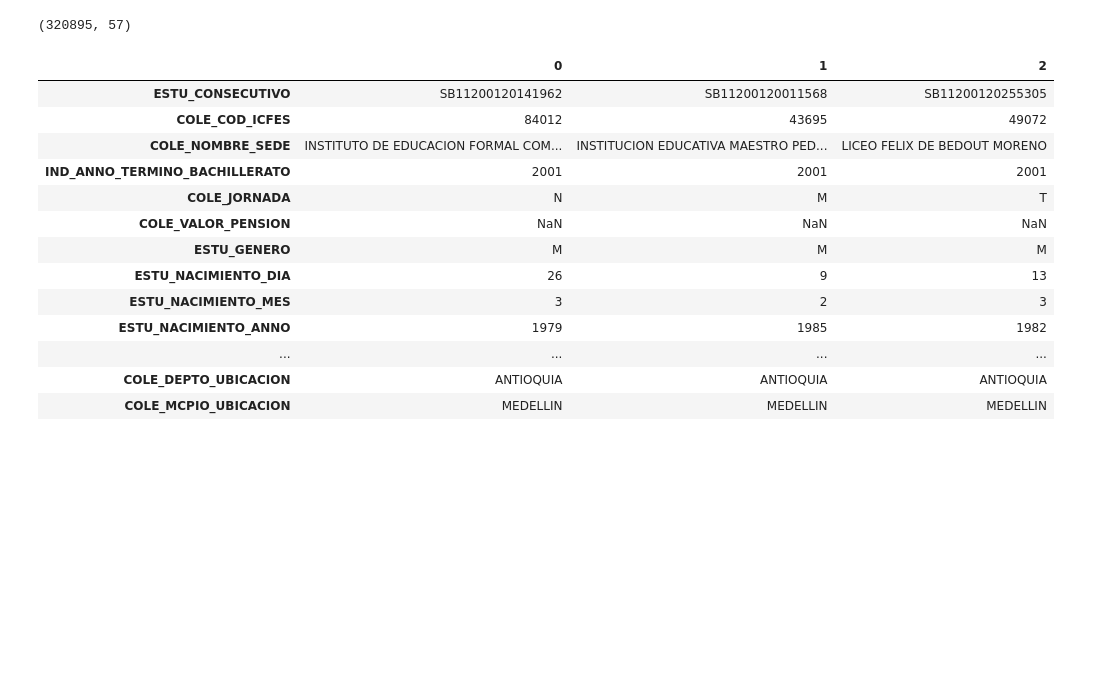
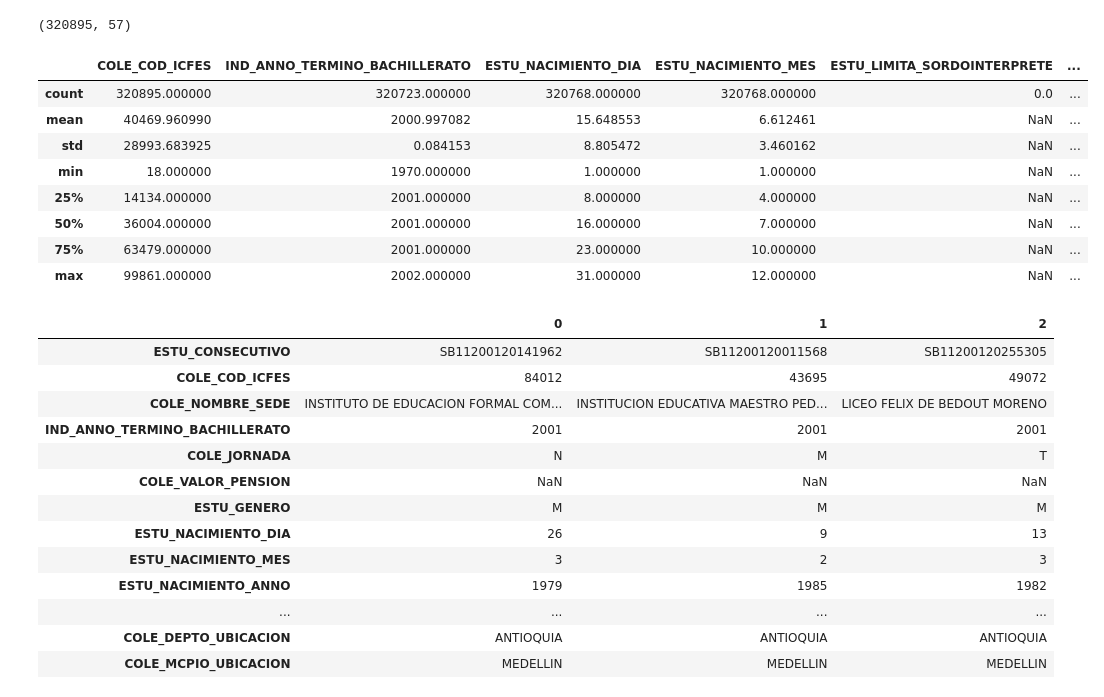
Before and after one commit to AronForero/ICFESProject, a Jupyter notebook: New_Project/Descriptive_Analisis/Data_Cleaning_2001.ipynb, the cells around one changed output. Cells and saved outputs as stored; diff of their text form; code cells hidden in the pictures; blank space fills up the shorter version.

```diff
--- a/New_Project/Descriptive_Analisis/Data_Cleaning_2001.ipynb
+++ b/New_Project/Descriptive_Analisis/Data_Cleaning_2001.ipynb
@@ -1563,6 +1563,18 @@ data_2001_2 = pd.read_csv('../DatosFTPICFES/SABER11/SB11-BASES_DE_DATOS/SB11-200
 data_2001_2.shape
 # %% [output]
 (320895, 57)
+# %%
+data_2001_2.describe()
+# %% [output]
+|  | COLE_COD_ICFES | IND_ANNO_TERMINO_BACHILLERATO | ESTU_NACIMIENTO_DIA | ESTU_NACIMIENTO_MES | ESTU_LIMITA_SORDOINTERPRETE | ... |
+| count | 320895.000000 | 320723.000000 | 320768.000000 | 320768.000000 | 0.0 | ... |
+| mean | 40469.960990 | 2000.997082 | 15.648553 | 6.612461 | NaN | ... |
+| std | 28993.683925 | 0.084153 | 8.805472 | 3.460162 | NaN | ... |
+| min | 18.000000 | 1970.000000 | 1.000000 | 1.000000 | NaN | ... |
+| 25% | 14134.000000 | 2001.000000 | 8.000000 | 4.000000 | NaN | ... |
+| 50% | 36004.000000 | 2001.000000 | 16.000000 | 7.000000 | NaN | ... |
+| 75% | 63479.000000 | 2001.000000 | 23.000000 | 10.000000 | NaN | ... |
+| max | 99861.000000 | 2002.000000 | 31.000000 | 12.000000 | NaN | ... |
 # %%
 data_2001_2.head(3).T
 # %% [output]
```
Also changed, not shown: parts of 83 cells of this notebook.
